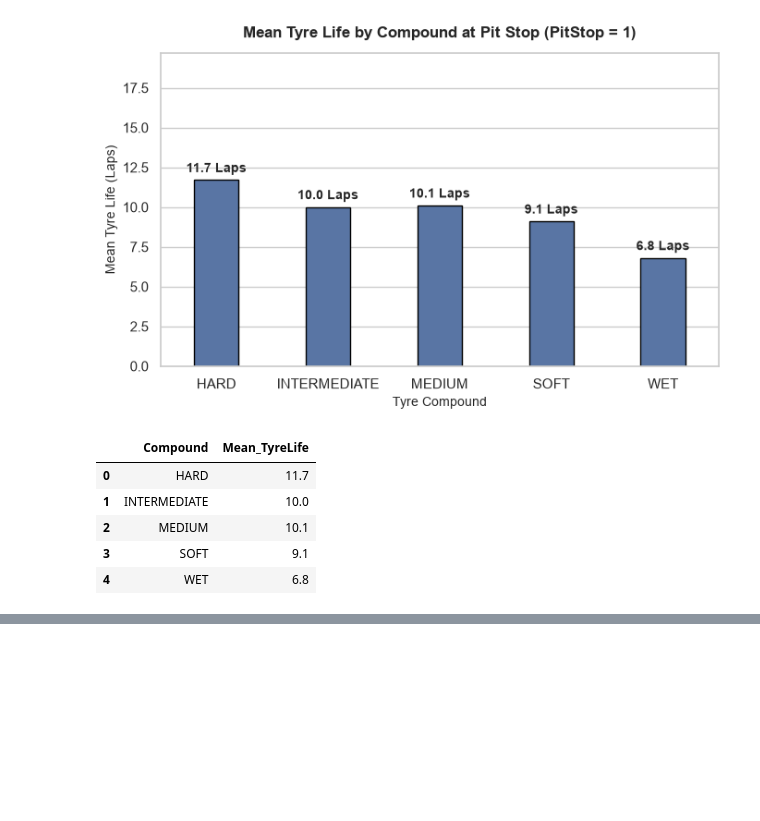
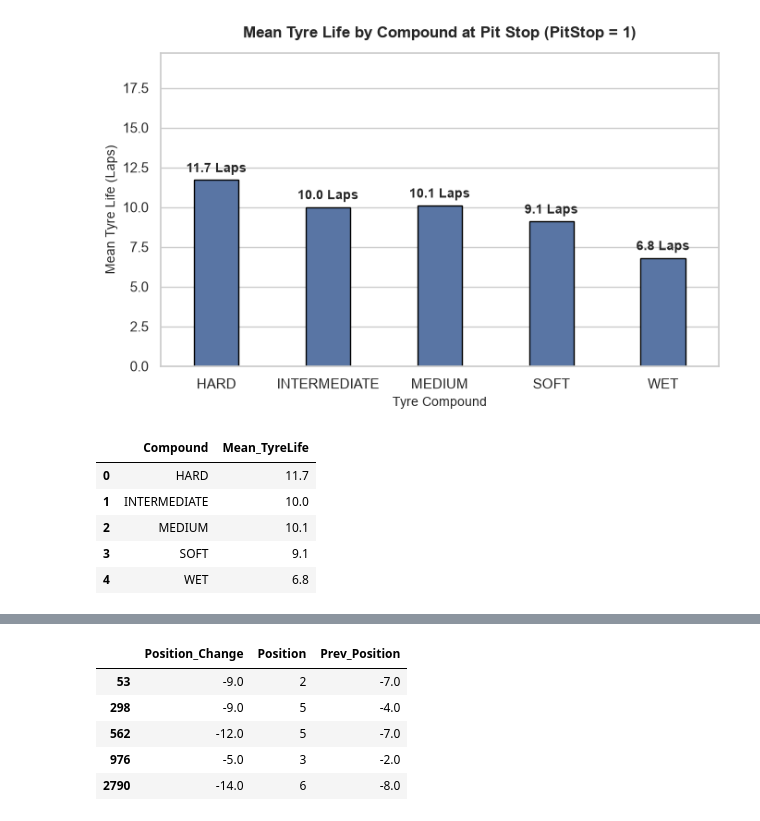
Before and after one commit to DarshakJ/F1_Pit_prediction, a Jupyter notebook: EDA/eda_only_v1.ipynb, the cells around one changed output, grey strips where cells are left out. Cells and saved outputs as stored; diff of their text form; code cells hidden in the pictures; blank space fills up the shorter version.

```diff
--- a/EDA/eda_only_v1.ipynb
+++ b/EDA/eda_only_v1.ipynb
@@ -1658,0 +1879,9 @@ plot_mean_tyrelife_by_compound(df_train_merged)
+# %%
+df_train_merged_fe[df_train_merged_fe["Prev_Position"]<-1].head()[["Position_Change","Position","Prev_Position"]]
+# %% [output]
+|  | Position_Change | Position | Prev_Position |
+| 53 | -9.0 | 2 | -7.0 |
+| 298 | -9.0 | 5 | -4.0 |
+| 562 | -12.0 | 5 | -7.0 |
+| 976 | -5.0 | 3 | -2.0 |
+| 2790 | -14.0 | 6 | -8.0 |
```
Also changed, not shown: parts of 3 cells of this notebook.
